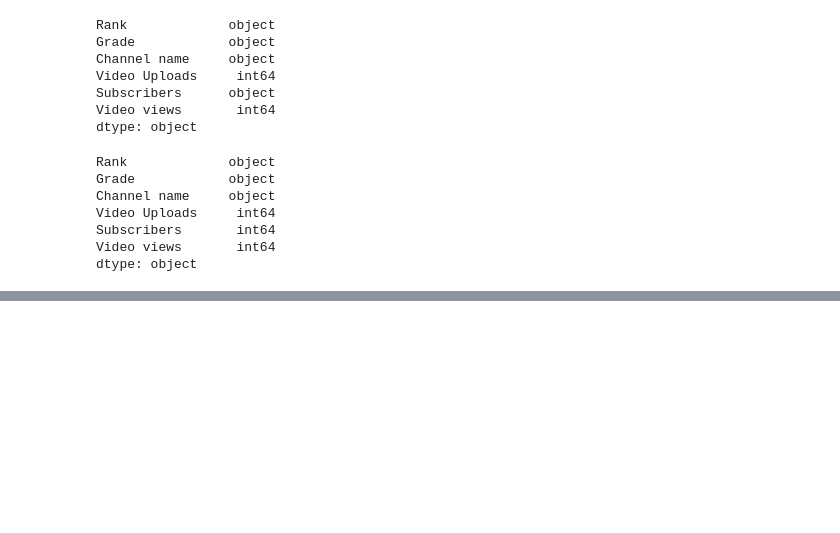
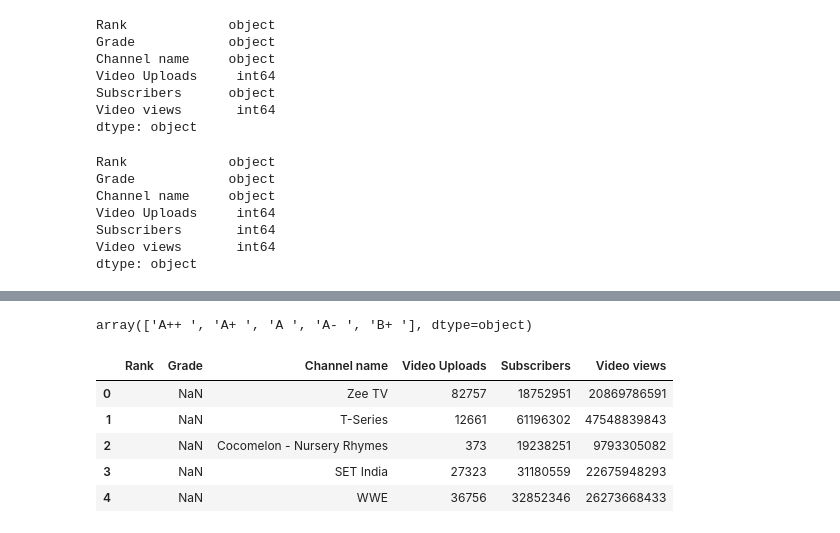
Before and after one commit to Abricos-gt/Data_Science_projects, a Jupyter notebook: youtube-analysis.ipynb, the cells around one changed output, grey strips where cells are left out. Drawn from its saved outputs; the diff is of its cells as text; code cells hidden in the pictures; blank space fills up the shorter version.

```diff
--- a/youtube-analysis.ipynb
+++ b/youtube-analysis.ipynb
@@ -251,0 +268,2 @@ dtype: object
+# %%
+df1['Rank'] = df1['Rank'].astype('object')
@@ -251,0 +291,15 @@ dtype: object
+# %%
+df1['Grade'].unique()
+# %% [output]
+array(['A++ ', 'A+ ', 'A ', 'A- ', 'B+ '], dtype=object)
+# %%
+df1['Grade'] = df1['Grade'].map({'A++':5 ,'A+':4 , 'A':3 , 'A-':2 ,'B+':1})
+# %%
+df1.head()
+# %% [output]
+|  | Rank | Grade | Channel name | Video Uploads | Subscribers | Video views |
+| 0 |  | NaN | Zee TV | 82757 | 18752951 | 20869786591 |
+| 1 |  | NaN | T-Series | 12661 | 61196302 | 47548839843 |
+| 2 |  | NaN | Cocomelon - Nursery Rhymes | 373 | 19238251 | 9793305082 |
+| 3 |  | NaN | SET India | 27323 | 31180559 | 22675948293 |
+| 4 |  | NaN | WWE | 36756 | 32852346 | 26273668433 |
```
Also changed, not shown: parts of 4 cells of this notebook.
